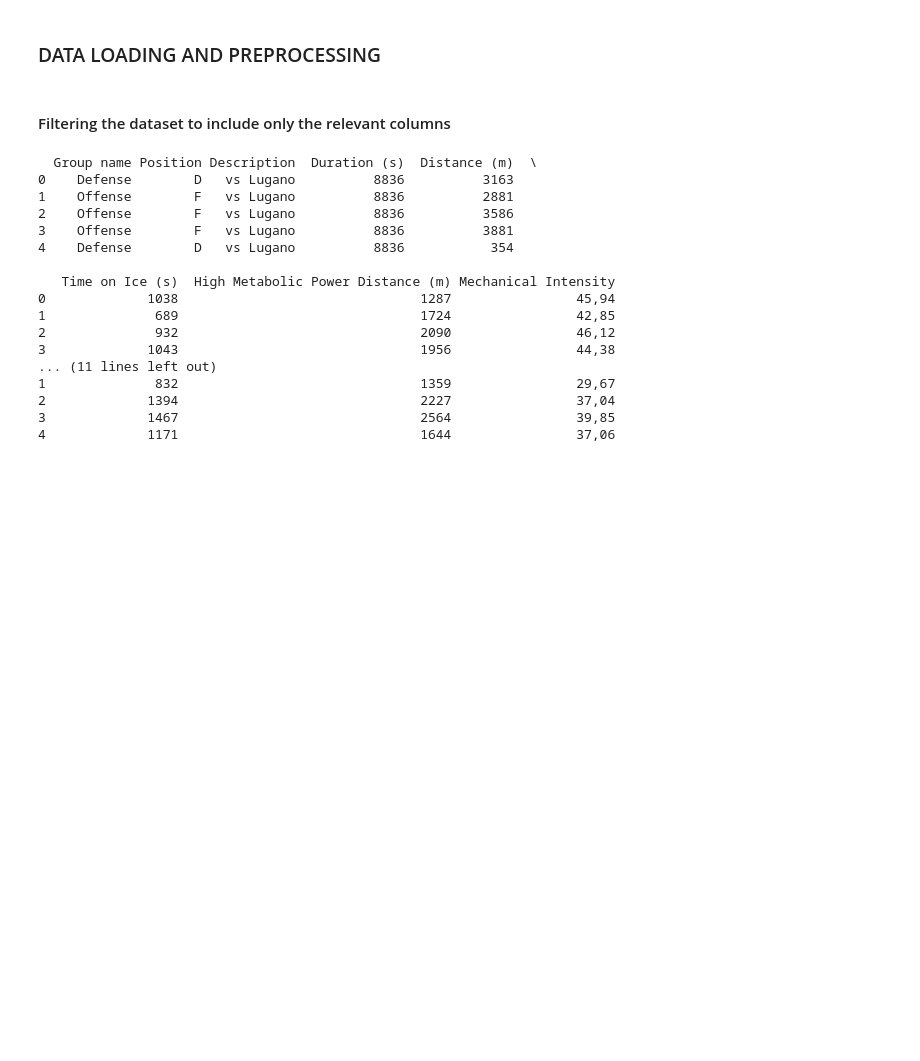
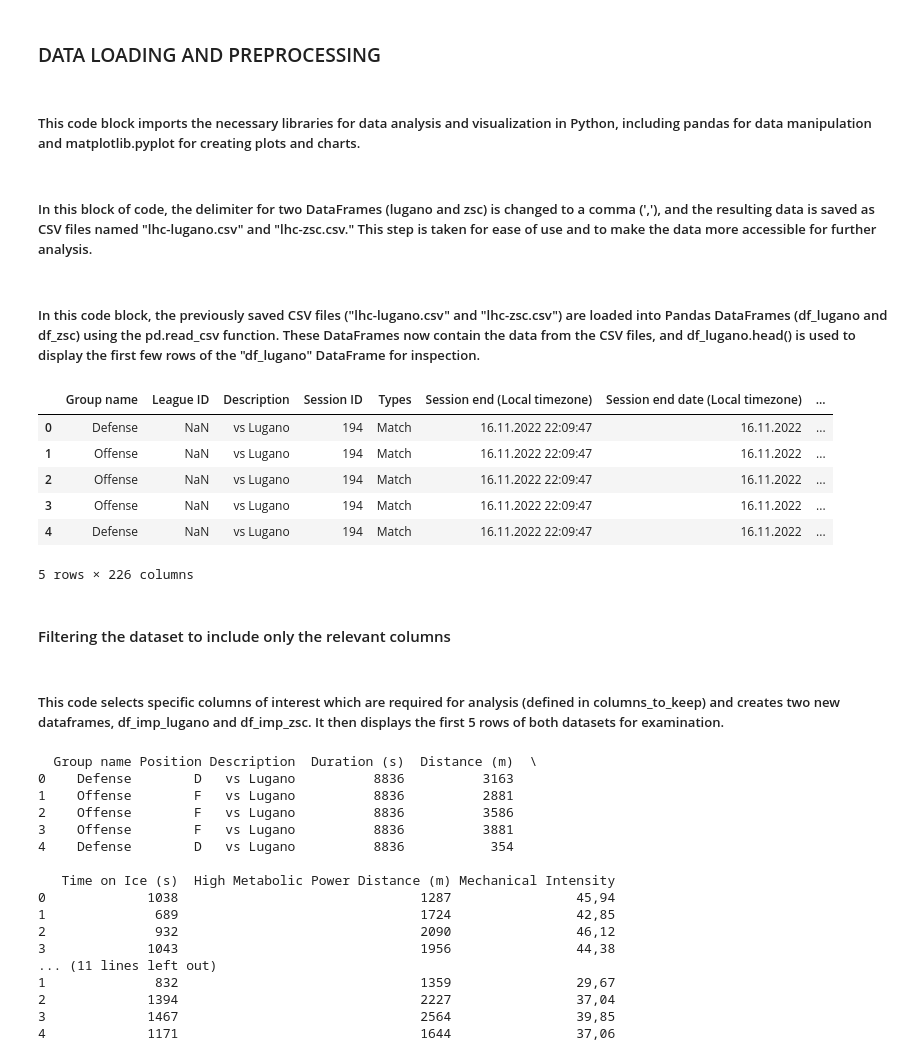
Before and after one commit to SamuelDevdas/Ice-Hockey-Players-Physical-Fatigue-Analysis, a Jupyter notebook: new.ipynb, the cells around one changed output. Saved outputs shown, nothing was run; the diff lists cells and outputs as text; code cells hidden in the pictures; blank space fills up the shorter version.

```diff
--- a/new.ipynb
+++ b/new.ipynb
@@ -24 +20,3 @@ import matplotlib.pyplot as plt
+# %% [markdown]
+##### This code block imports the necessary libraries for data analysis and visualization in Python, including pandas for data manipulation and matplotlib.pyplot for creating plots and charts.
 # %%
@@ -25,16 +27,32 @@ import matplotlib.pyplot as plt
 # Load the Original Datasets
 lugano = pd.read_csv("LUGANO-ORIG.csv", encoding="ISO-8859-1", sep=";")
 zsc = pd.read_csv("ZHC-ORIG.csv", encoding="ISO-8859-1", sep=";")
+# %% [markdown]
+##### In this block of code, the delimiter for two DataFrames (lugano and zsc) is changed to a comma (','), and the resulting data is saved as CSV files named "lhc-lugano.csv" and "lhc-zsc.csv." This step is taken for ease of use and to make the data more accessible for further analysis.
 # %%
 # We change the delimiter to ',' rename and save the file for ease of use
 lugano.to_csv("lhc-lugano.csv", sep=",", index=False)
 zsc.to_csv("lhc-zsc.csv", sep=",", index=False)
+# %% [markdown]
+##### In this code block, the previously saved CSV files ("lhc-lugano.csv" and "lhc-zsc.csv") are loaded into Pandas DataFrames (df_lugano and df_zsc) using the pd.read_csv function. These DataFrames now contain the data from the CSV files, and df_lugano.head() is used to display the first few rows of the "df_lugano" DataFrame for inspection.
 # %%
 # Load the updated datasets into Pandas DataFrame
-df_lugano = pd.read_csv("lhc-lugano.csv", encoding="ISO-8859-1")
-df_zsc = pd.read_csv("lhc-zsc.csv", encoding="ISO-8859-1")
+df_lugano = pd.read_csv("lhc-lugano.csv", encoding="ISO-8859-1", index_col=False)
+df_zsc = pd.read_csv("lhc-zsc.csv", encoding="ISO-8859-1", index_col=False)
+
+df_lugano.head()
+# %% [output]
+|  | Group name | League ID | Description | Session ID | Types | Session end (Local timezone) | Session end date (Local timezone) | ... |
+| 0 | Defense | NaN | vs Lugano | 194 | Match | 16.11.2022 22:09:47 | 16.11.2022 | ... |
+| 1 | Offense | NaN | vs Lugano | 194 | Match | 16.11.2022 22:09:47 | 16.11.2022 | ... |
+| 2 | Offense | NaN | vs Lugano | 194 | Match | 16.11.2022 22:09:47 | 16.11.2022 | ... |
+| 3 | Offense | NaN | vs Lugano | 194 | Match | 16.11.2022 22:09:47 | 16.11.2022 | ... |
+| 4 | Defense | NaN | vs Lugano | 194 | Match | 16.11.2022 22:09:47 | 16.11.2022 | ... |
+5 rows × 226 columns
 # %% [markdown]
 #### Filtering the dataset to include only the relevant columns
+# %% [markdown]
+##### This code selects specific columns of interest which are required for analysis (defined in columns_to_keep) and creates two new dataframes, df_imp_lugano and df_imp_zsc. It then displays the first 5 rows of both datasets for examination.
 # %%
 # List of columns to keep in the dataset
 columns_to_keep = [
```
Also changed, not shown: parts of 20 cells of this notebook.
